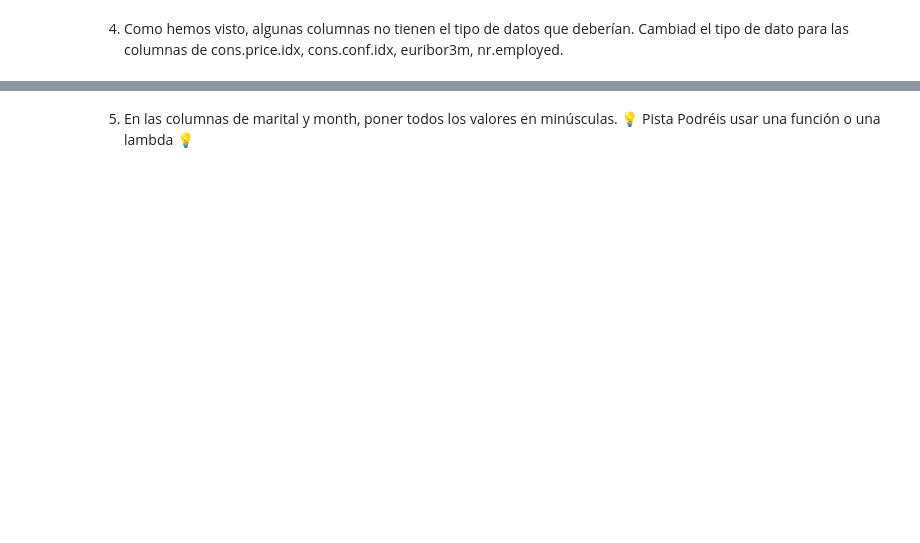
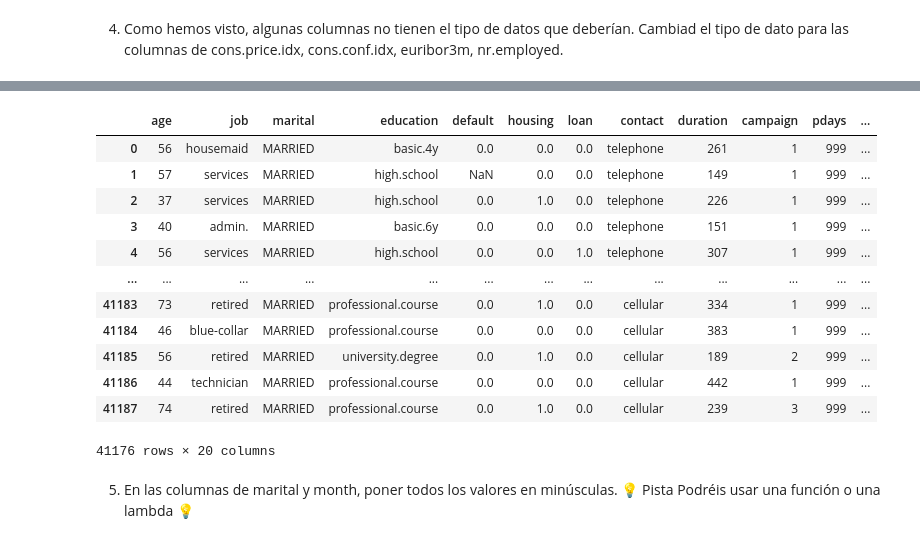
Before and after one commit to Adalab/promo-d-da-modulo2-sprint2-jacqueline-laura-lidya, a Jupyter notebook: limpieza/limpieza-leccion1-introduccion.ipynb, the cells around one changed output, grey strips where cells are left out. Cells and saved outputs as stored; diff of their text form; code cells hidden in the pictures; blank space fills up the shorter version.

```diff
--- a/limpieza/limpieza-leccion1-introduccion.ipynb
+++ b/limpieza/limpieza-leccion1-introduccion.ipynb
@@ -23,0 +126,18 @@ pd.options.display.max_columns = None
+# %%
+def coma_por_punto(elem):
+    '''
+    Reemplaza las comas por puntos en el parámetro que le pasemos.
+    Args:
+        elem (str): cada valor de cada columna a la que le aplicamos la función.
+    Returns:
+        El valor modificado en formato string. Si no puede hacer el reemplazo, devuelve el valor sin modificar.
+    '''
+    try:
+        return elem.replace(',','.')
+    except:
+        return elem
+
+columnas_a_float = ["emp,var,rate", "cons,price,idx", "cons,conf,idx", "euribor3m", "nr,employed"]
+
+for col in columnas_a_float:
+    df_bank[col] = df_bank[col].apply(coma_por_punto)
@@ -23,0 +164,6 @@ pd.options.display.max_columns = None
+# %%
+dicc = {i: float for i in columnas_a_float}
+
+df_bank = df_bank.astype(dicc)
+
+df_bank.dtypes
@@ -24,3 +188,19 @@ pd.options.display.max_columns = None
+# %%
+df_bank
+# %% [output]
+|  | age | job | marital | education | default | housing | loan | contact | duration | campaign | pdays | ... |
+| 0 | 56 | housemaid | MARRIED | basic.4y | 0.0 | 0.0 | 0.0 | telephone | 261 | 1 | 999 | ... |
+| 1 | 57 | services | MARRIED | high.school | NaN | 0.0 | 0.0 | telephone | 149 | 1 | 999 | ... |
+| 2 | 37 | services | MARRIED | high.school | 0.0 | 1.0 | 0.0 | telephone | 226 | 1 | 999 | ... |
+| 3 | 40 | admin. | MARRIED | basic.6y | 0.0 | 0.0 | 0.0 | telephone | 151 | 1 | 999 | ... |
+| 4 | 56 | services | MARRIED | high.school | 0.0 | 0.0 | 1.0 | telephone | 307 | 1 | 999 | ... |
+| ... | ... | ... | ... | ... | ... | ... | ... | ... | ... | ... | ... | ... |
+| 41183 | 73 | retired | MARRIED | professional.course | 0.0 | 1.0 | 0.0 | cellular | 334 | 1 | 999 | ... |
+| 41184 | 46 | blue-collar | MARRIED | professional.course | 0.0 | 0.0 | 0.0 | cellular | 383 | 1 | 999 | ... |
+| 41185 | 56 | retired | MARRIED | university.degree | 0.0 | 1.0 | 0.0 | cellular | 189 | 2 | 999 | ... |
+| 41186 | 44 | technician | MARRIED | professional.course | 0.0 | 0.0 | 0.0 | cellular | 442 | 1 | 999 | ... |
+| 41187 | 74 | retired | MARRIED | professional.course | 0.0 | 1.0 | 0.0 | cellular | 239 | 3 | 999 | ... |
+41176 rows × 20 columns
 # %% [markdown]
 5. En las columnas de marital y month, poner todos los valores en minúsculas.
 💡 Pista Podréis usar una función o una lambda 💡
```
Also changed, not shown: parts of 13 cells of this notebook.
